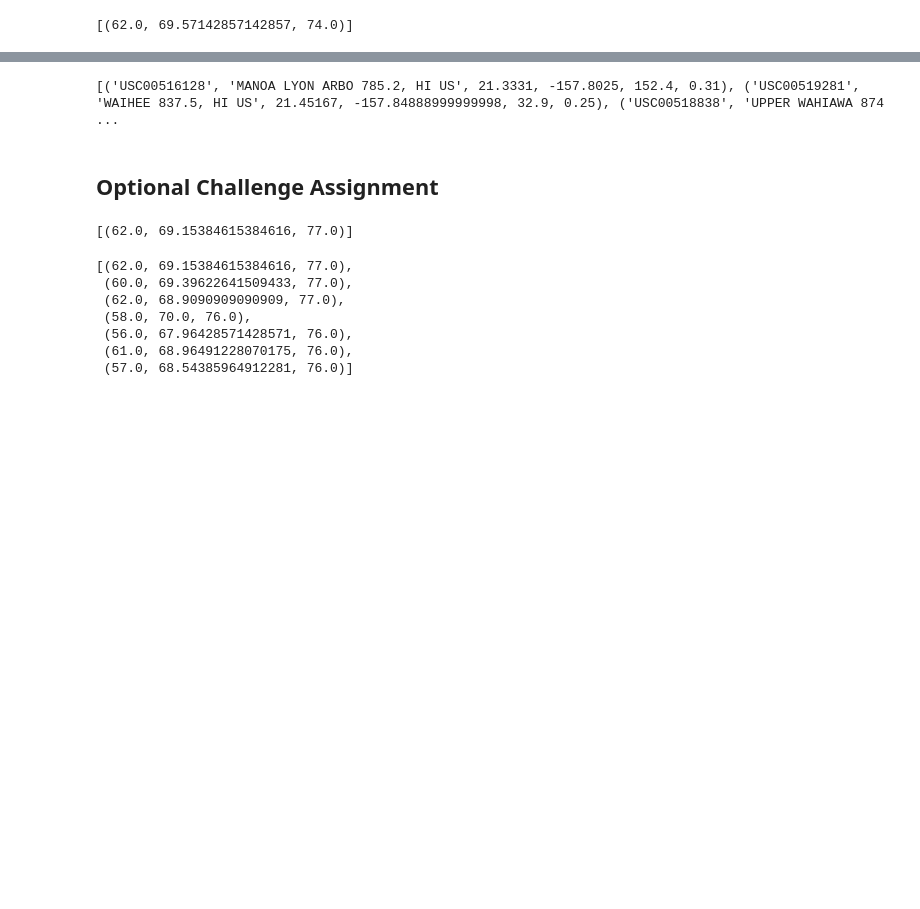
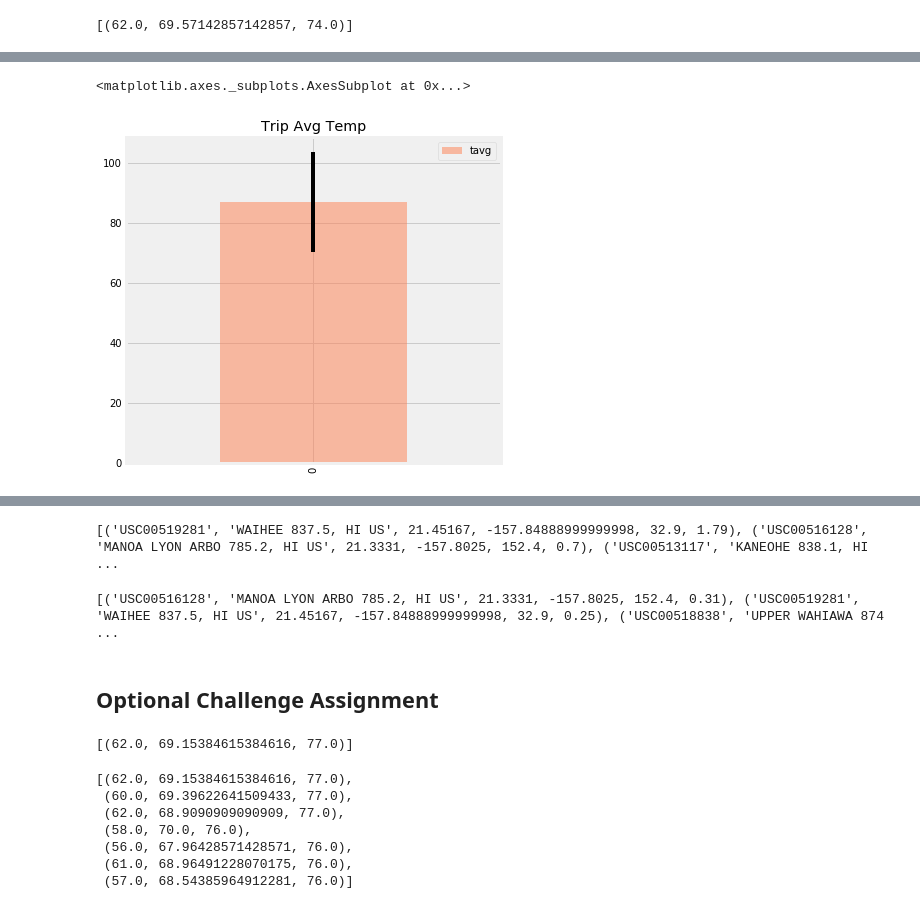
Before and after one commit to angeles-ramirez/sqlalchemy-challenge, a Jupyter notebook: climate_starter.ipynb, the cells around one changed output, grey strips where cells are left out. Cells and saved outputs as stored; diff of their text form; code cells hidden in the pictures; blank space fills up the shorter version.

```diff
--- a/climate_starter.ipynb
+++ b/climate_starter.ipynb
@@ -218,3 +258,11 @@ print(calc_temps('2012-02-28', '2012-03-05'))
+# %%
+trip_df = pd.DataFrame(trip, columns=['tmin', 'tmax', 'tavg'])
+
+trip_df.plot.bar(y='tavg', yerr=(trip_df['tmax']-trip_df['tmin']), title="Trip Avg Temp", color='coral', alpha=0.5,\
+                 figsize=(6,6))
+# %% [output]
+<matplotlib.axes._subplots.AxesSubplot at 0x...>
+[figure, added]
 # %%
 # Plot the results from your previous query as a bar chart.
 # Use "Trip Avg Temp" as your Title
@@ -223,4 +271,30 @@ print(calc_temps('2012-02-28', '2012-03-05'))
 # %% [output]
 [interactive output not drawn]
 [interactive output not drawn]
+# %%
+# Calculate the total amount of rainfall per weather station for your trip dates using the previous year's matching dates.
+def precipitation(start_date, end_date):
+    """TMIN, TAVG, and TMAX for a list of dates.
+
+    Args:
+        start_date (string): A date string in the format %Y-%m-%d
+        end_date (string): A date string in the format %Y-%m-%d
+
+    Returns:
+    precipitation amount, station, name, latitude, longitude, and elevation in descending order
+
+"""
+    precip_info = [Measurement.station,
+                  Station.name,
+                  Station.latitude,
+                  Station.longitude,
+                  Station.elevation,
+                  Measurement.prcp]
+
+    return session.query(*precip_info).filter(Measurement.station==Station.station).filter(Measurement.date >= start_date)\
+.filter(Measurement.date <= end_date).group_by(Measurement.station).order_by(Measurement.prcp.desc()).all()
+
+print(precipitation('2016-08-23', '2017-08-23'))
+# %% [output]
+[('USC00519281', 'WAIHEE 837.5, HI US', 21.45167, -157.84888999999998, 32.9, 1.79), ('USC00516128', 'MANOA LYON ARBO 785.2, HI US', 21.3331, -157.8025, 152.4, 0.7), ('USC00513117', 'KANEOHE 838.1, HI  ...
 # %%
```
Also changed, not shown: parts of 8 cells of this notebook.
